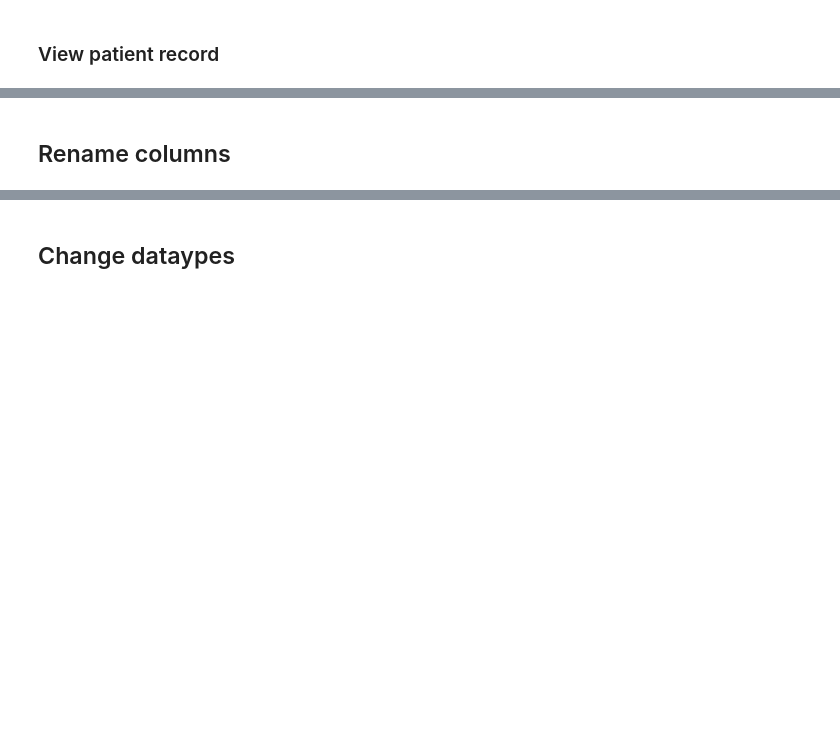
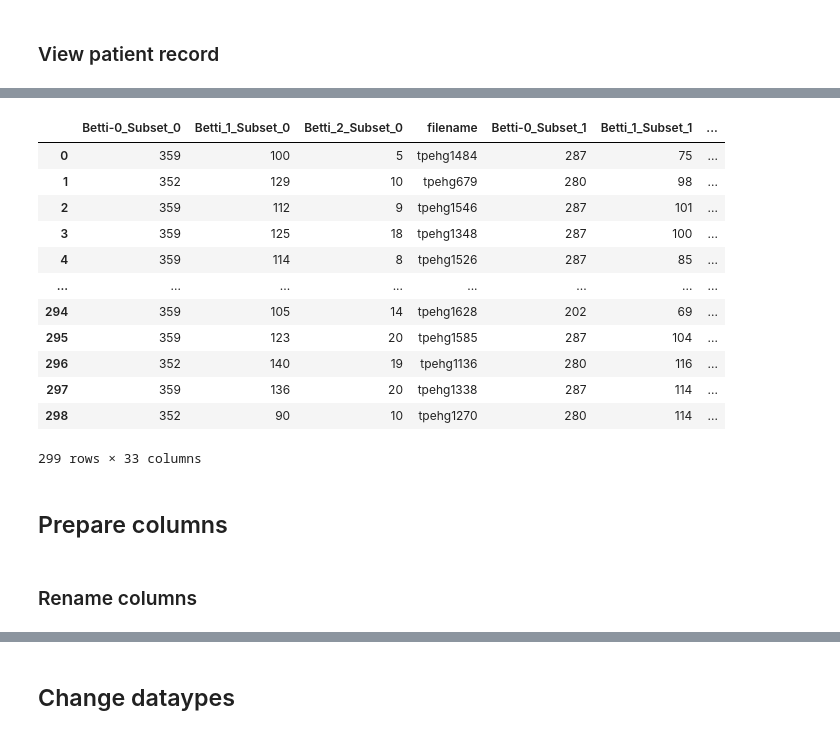
Before and after one commit to kgrillaert/ehg_tda, a Jupyter notebook: EHG_Preterm.ipynb, the cells around one changed output, grey strips where cells are left out. Saved outputs shown, nothing was run; the diff lists cells and outputs as text; code cells hidden in the pictures; blank space fills up the shorter version.

```diff
--- a/EHG_Preterm.ipynb
+++ b/EHG_Preterm.ipynb
@@ -744,6 +703,26 @@ ehgdf
 # %%
 ehgdf.to_csv('ehgdf.csv', index=False)
+# %%
+ehgdf = pd.read_csv('ehgdf.csv')
+pd.set_option('display.max_columns', None)
+ehgdf
+# %% [output]
+|  | Betti-0_Subset_0 | Betti_1_Subset_0 | Betti_2_Subset_0 | filename | Betti-0_Subset_1 | Betti_1_Subset_1 | ... |
+| 0 | 359 | 100 | 5 | tpehg1484 | 287 | 75 | ... |
+| 1 | 352 | 129 | 10 | tpehg679 | 280 | 98 | ... |
+| 2 | 359 | 112 | 9 | tpehg1546 | 287 | 101 | ... |
+| 3 | 359 | 125 | 18 | tpehg1348 | 287 | 100 | ... |
+| 4 | 359 | 114 | 8 | tpehg1526 | 287 | 85 | ... |
+| ... | ... | ... | ... | ... | ... | ... | ... |
+| 294 | 359 | 105 | 14 | tpehg1628 | 202 | 69 | ... |
+| 295 | 359 | 123 | 20 | tpehg1585 | 287 | 104 | ... |
+| 296 | 352 | 140 | 19 | tpehg1136 | 280 | 116 | ... |
+| 297 | 359 | 136 | 20 | tpehg1338 | 287 | 114 | ... |
+| 298 | 352 | 90 | 10 | tpehg1270 | 280 | 114 | ... |
+299 rows × 33 columns
+# %% [markdown]
+## Prepare columns
 # %% [markdown]
-## Rename columns
+### Rename columns
 # %%
 # Dictionary to map old column names to new column names
```
Also changed, not shown: parts of 69 cells of this notebook.
